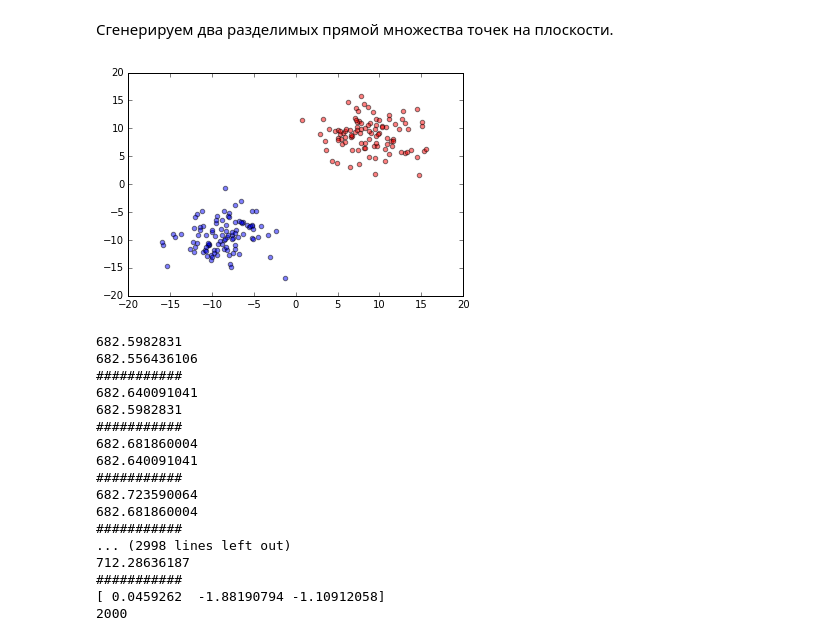
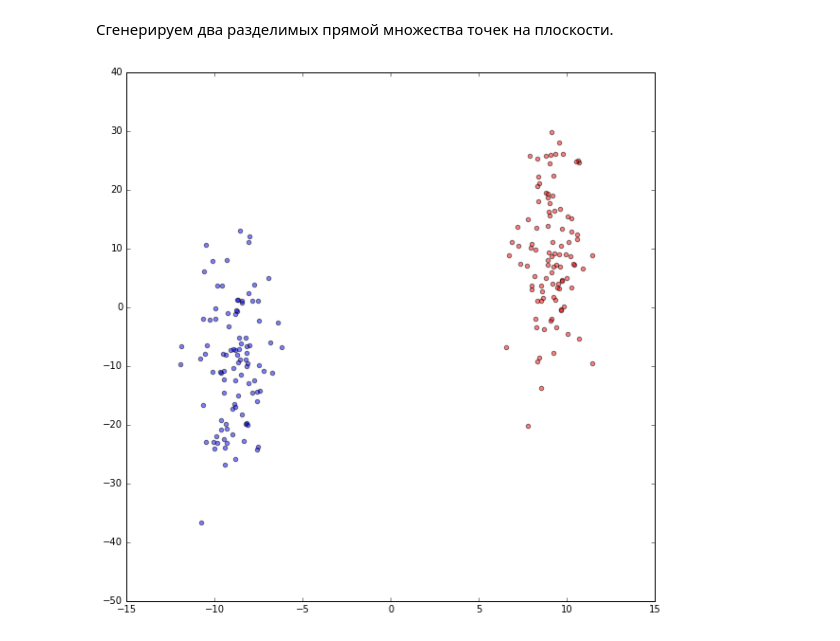
Before and after one commit to ale3otik/workout_mipt_autumn_2016, a Jupyter notebook: 1_ZotovAleksey.ipynb, the cells around one changed output. Saved outputs shown, nothing was run; the diff lists cells and outputs as text; code cells hidden in the pictures.

```diff
--- a/1_ZotovAleksey.ipynb
+++ b/1_ZotovAleksey.ipynb
@@ -111,53 +80,32 @@ def gradient_descent(X,Y,eps=1e-2,init=[0,1,-1],abort=int(1e6)):
 # %%
-def build_2D_line(w):
+def build_2D_line(w,color='green',alpha=0.2,label=''):
     if w[1] == 0:
         1/0
     else :
-        plt.plot([-20,20],[-w[0]/w[1] - w[2]/w[1]*(-20),-w[0]/w[1] - w[2]/w[1]*(20)],color='green',alpha=0.2)
+        plt.plot([-20,20],[-w[0]/w[1] - w[2]/w[1]*(-20),-w[0]/w[1] - w[2]/w[1]*(20)],
+                 color=color,alpha=alpha,label=label)
 col = ['red','blue']
-def build_2D_plot(X,Y,w=[]):
+def build_2D_plot(X,Y,alpha=0.5,w=[],color='green'):
     n = len(X)
-    plt.scatter(X[:n//2, 0], X[:n//2, 1],marker="o", c=col[(Y[0]+1)//2], alpha = 0.5)
-    plt.scatter(X[n//2:, 0], X[n//2:, 1],marker="o", c=col[(Y[-1]+1)//2], alpha = 0.5)
+    plt.figure(figsize=(10,10))
+    plt.scatter(X[:n//2, 0], X[:n//2, 1],marker="o", c=col[(Y[0]+1)//2], alpha=alpha)
+    plt.scatter(X[n//2:, 0], X[n//2:, 1],marker="o", c=col[(Y[-1]+1)//2], alpha=alpha)
     if len(w) !=0 :
-        build_2D_line(w)
+        build_2D_line(w,color)
 # %% [markdown]
 Сгенерируем два разделимых прямой множества точек на плоскости.
 # %%
 a,d=9,10
 mean = [[a,a], [-a,-a]]
-cov = [[[d,0],[0,d]],[[d,0],[0,d]]]
+cov = [[[d/10,0],[0,10*d]],[[d/10,0],[0,10*d]]]
 col = ['red','blue']
 size = 100
 X = [0,0]
 X[0]=(sps.multivariate_normal.rvs(size=size,mean=mean[0],cov=cov[0])) #set 1
 X[1]=(sps.multivariate_normal.rvs(size=size,mean=mean[1],cov=cov[1])) #set 2
 X = np.concatenate([X[0],X[1]])
 Y = np.concatenate([-1 * np.ones(size,dtype=int), np.ones(size,dtype=int)])
 build_2D_plot(X,Y)
 plt.show()
 # %% [output]
-[figure, old version]
+[figure, new version]
-# %%
-# w_all, n = grad_descent(X,Y,precision=1e-6,initial=[0,-1,1],abort=1000)
-w_all, n = gradient_descent(X,Y,eps=1e-6,init=[0,-1,1],abort=2000)
-print(w_all[-1])
-print(n)
-# %% [output]
-682.5982831
-682.556436106
-###########
-682.640091041
-682.5982831
-###########
-682.681860004
-682.640091041
-###########
-682.723590064
-682.681860004
-###########
-... (2998 lines left out)
-712.28636187
-###########
-[ 0.0459262  -1.88190794 -1.10912058]
-2000
```
Also changed, not shown: parts of 21 cells of this notebook.
